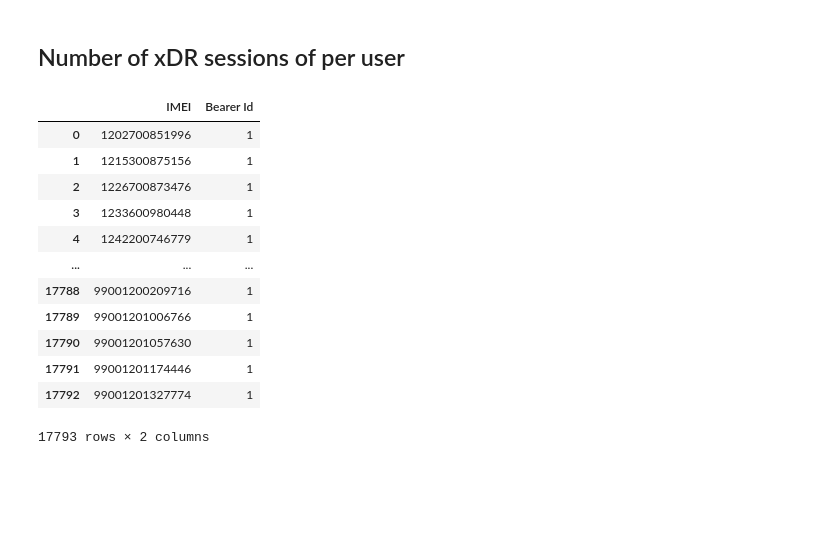
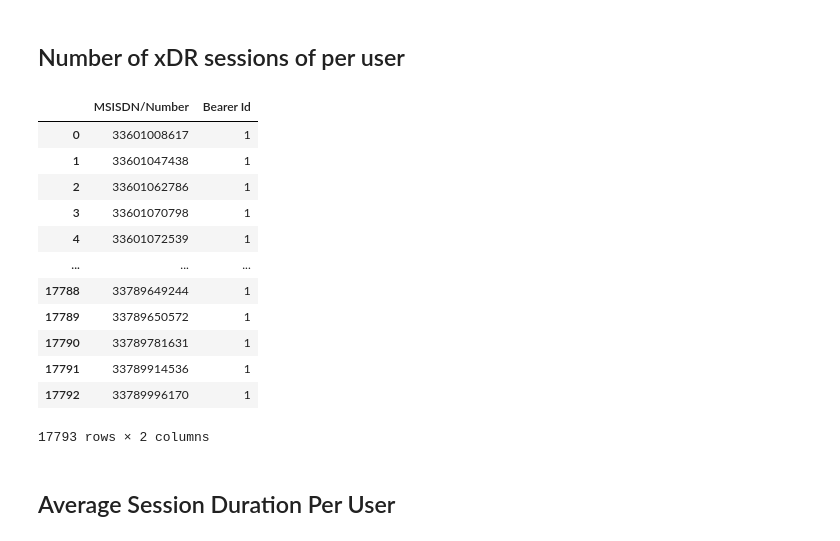
Before and after one commit to toussyn/TellCo_analysis, a Jupyter notebook: notebooks/user_overview_analysis.ipynb, the cells around one changed output. Cells and saved outputs as stored; diff of their text form; code cells hidden in the pictures; blank space fills up the shorter version.

```diff
--- a/notebooks/user_overview_analysis.ipynb
+++ b/notebooks/user_overview_analysis.ipynb
@@ -84,21 +147,23 @@ Name: Handset Type, dtype: int64
 # %% [markdown]
 ## Number of xDR sessions of per user
 # %%
-imei_per_session = dftel.groupby('IMEI')['IMEI'].agg('count').reset_index(name='Bearer Id')
+imei_per_session = dftel.groupby('MSISDN/Number')['IMEI'].agg('count').reset_index(name='Bearer Id')
 imei_per_session.sort_values(by='Bearer Id',
         ascending=False)
 imei_per_session
 # %% [output]
-|  | IMEI | Bearer Id |
-| 0 | 1202700851996 | 1 |
-| 1 | 1215300875156 | 1 |
-| 2 | 1226700873476 | 1 |
-| 3 | 1233600980448 | 1 |
-| 4 | 1242200746779 | 1 |
+|  | MSISDN/Number | Bearer Id |
+| 0 | 33601008617 | 1 |
+| 1 | 33601047438 | 1 |
+| 2 | 33601062786 | 1 |
+| 3 | 33601070798 | 1 |
+| 4 | 33601072539 | 1 |
 | ... | ... | ... |
-| 17788 | 99001200209716 | 1 |
-| 17789 | 99001201006766 | 1 |
-| 17790 | 99001201057630 | 1 |
-| 17791 | 99001201174446 | 1 |
-| 17792 | 99001201327774 | 1 |
+| 17788 | 33789649244 | 1 |
+| 17789 | 33789650572 | 1 |
+| 17790 | 33789781631 | 1 |
+| 17791 | 33789914536 | 1 |
+| 17792 | 33789996170 | 1 |
 17793 rows × 2 columns
+# %% [markdown]
+## Average Session Duration Per User
```
Also changed, not shown: parts of 12 cells of this notebook.
